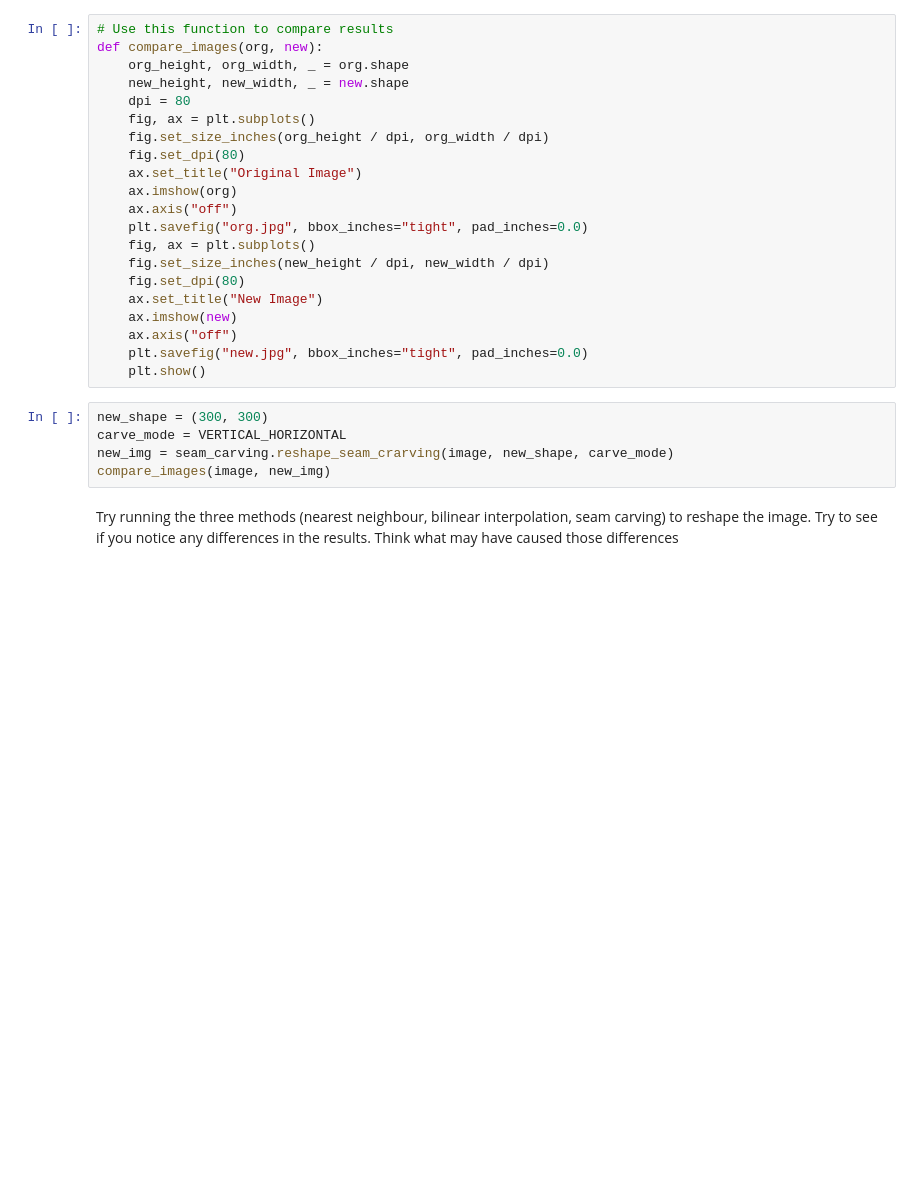
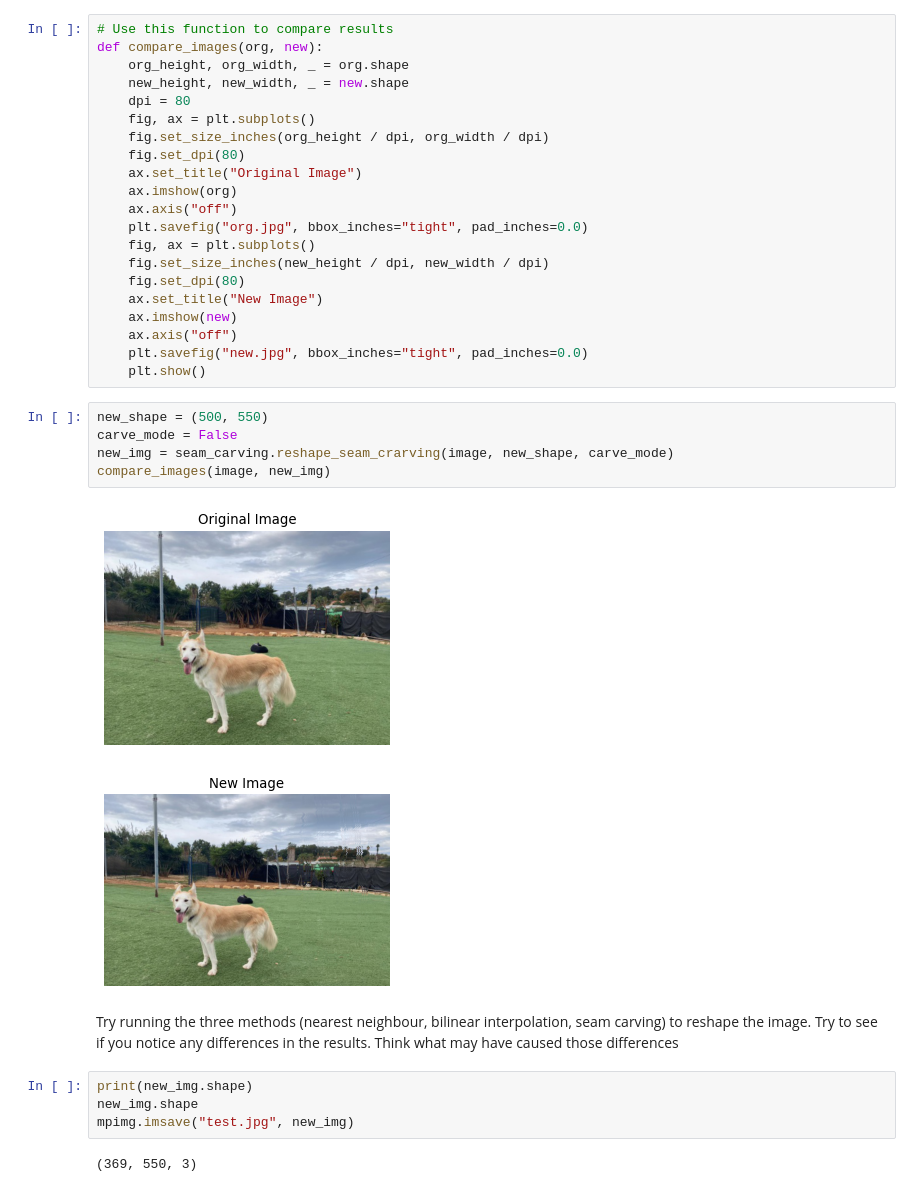
Before and after one commit to alwx174/graphics01, a Jupyter notebook: ex1/Seam Carving.ipynb, the cells around one changed output. Saved outputs shown, nothing was run; the diff lists cells and outputs as text; blank space fills up the shorter version.

```diff
--- a/ex1/Seam Carving.ipynb
+++ b/ex1/Seam Carving.ipynb
@@ -176,9 +181,18 @@ def compare_images(org, new):
     plt.savefig("new.jpg", bbox_inches="tight", pad_inches=0.0)
     plt.show()
 # %%
-new_shape = (300, 300)
-carve_mode = VERTICAL_HORIZONTAL
+new_shape = (500, 550)
+carve_mode = False
 new_img = seam_carving.reshape_seam_crarving(image, new_shape, carve_mode)
 compare_images(image, new_img)
+# %% [output]
+[figure, added]
+[figure, added]
 # %% [markdown]
 Try running the three methods (nearest neighbour, bilinear interpolation, seam carving) to reshape the image. Try to see if you notice any differences in the results. Think what may have caused those differences
+# %%
+print(new_img.shape)
+new_img.shape
+mpimg.imsave("test.jpg", new_img)
+# %% [output]
+(369, 550, 3)
```
Also changed, not shown: parts of 3 cells of this notebook, 1 other file.
